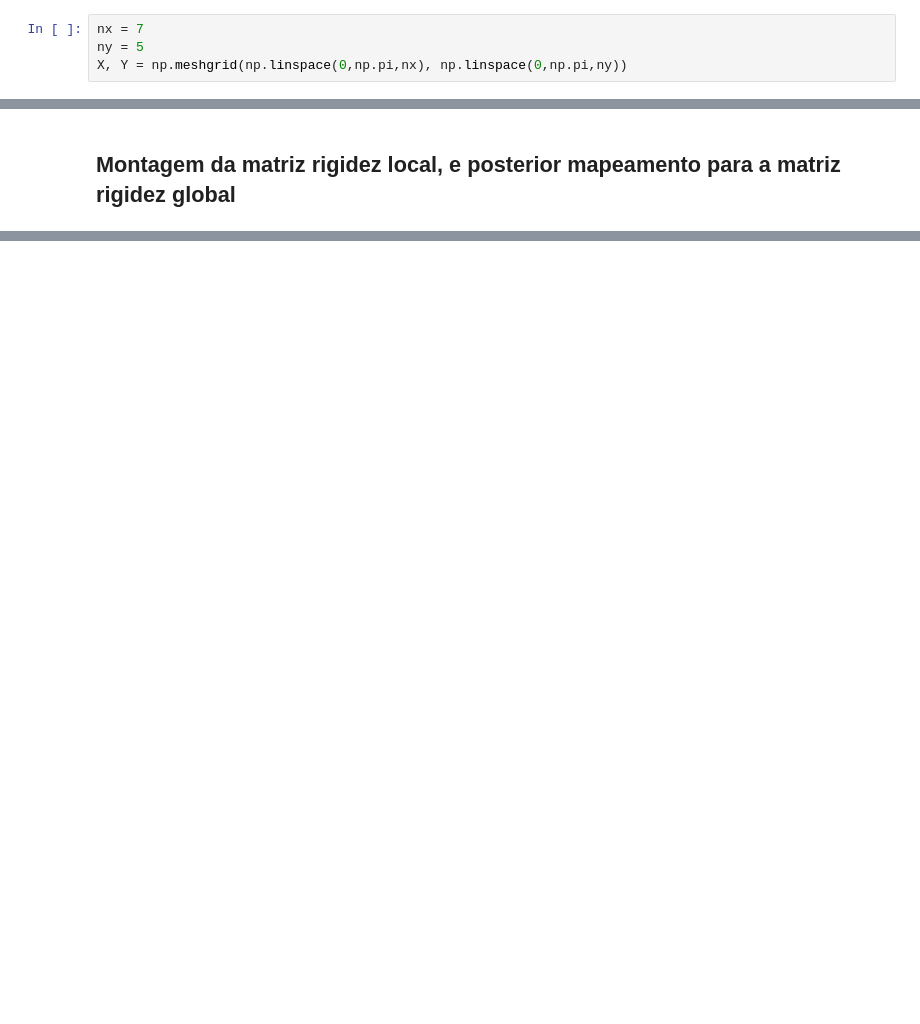
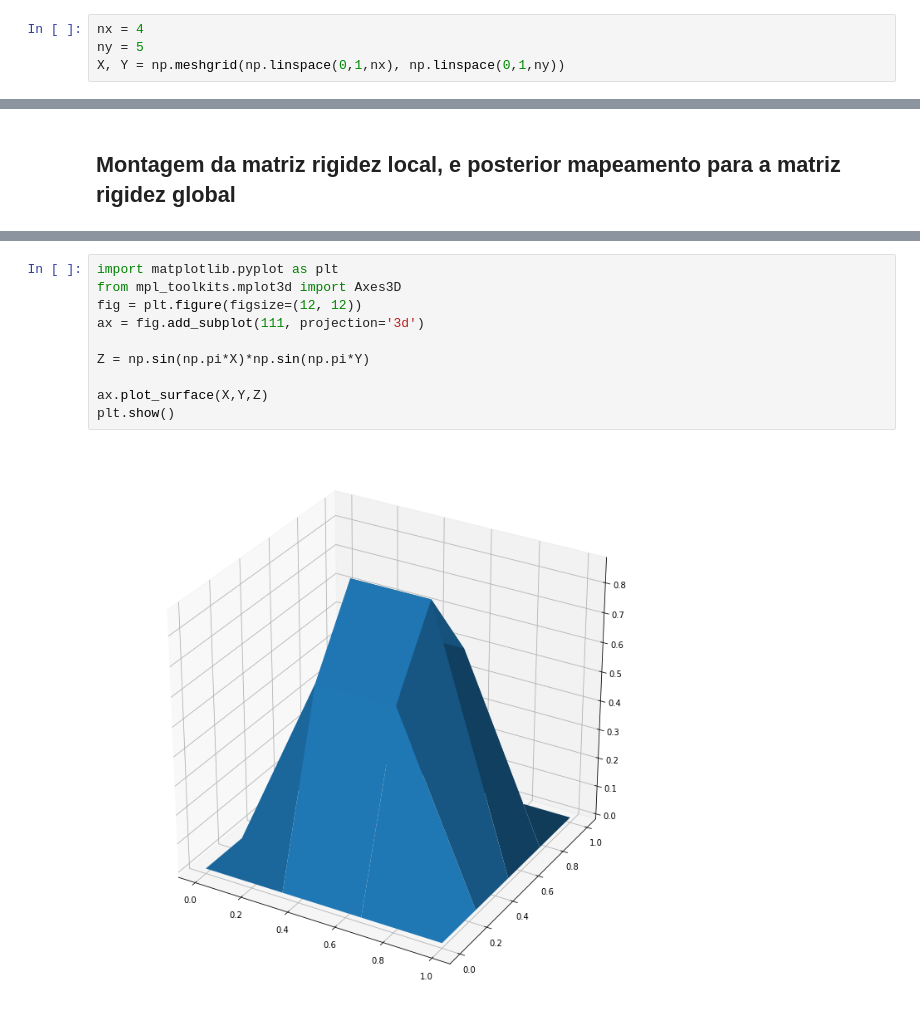
Before and after one commit to VictorGarritano/finite-element-method, a Jupyter notebook: fem2d.ipynb, the cells around one changed output, grey strips where cells are left out. Saved outputs shown, nothing was run; the diff lists cells and outputs as text; blank space fills up the shorter version.

```diff
--- a/fem2d.ipynb
+++ b/fem2d.ipynb
@@ -9,6 +10,6 @@ Q = np.array([
 # %% [markdown]
 ## Criação da discretização 2D, numeração dos nós e numeração dos elementos
 # %%
-nx = 7
+nx = 4
 ny = 5
-X, Y = np.meshgrid(np.linspace(0,np.pi,nx), np.linspace(0,np.pi,ny))
+X, Y = np.meshgrid(np.linspace(0,1,nx), np.linspace(0,1,ny))
@@ -59,0 +135,12 @@ def l2g(local_matrix, EQ_vector, L2G_matrix):
+# %%
+import matplotlib.pyplot as plt
+from mpl_toolkits.mplot3d import Axes3D
+fig = plt.figure(figsize=(12, 12))
+ax = fig.add_subplot(111, projection='3d')
+
+Z = np.sin(np.pi*X)*np.sin(np.pi*Y)
+
+ax.plot_surface(X,Y,Z)
+plt.show()
+# %% [output]
+[figure, added]
```
Also changed, not shown: parts of 13 cells of this notebook.
